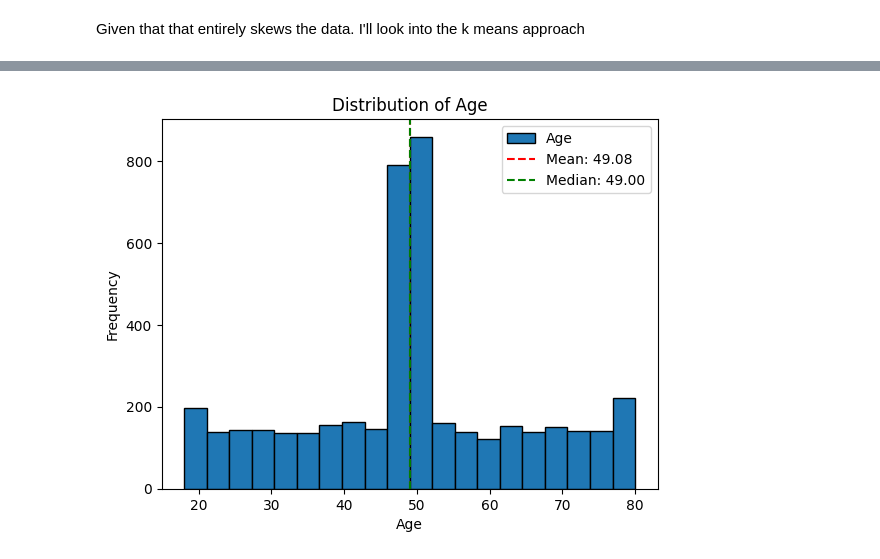
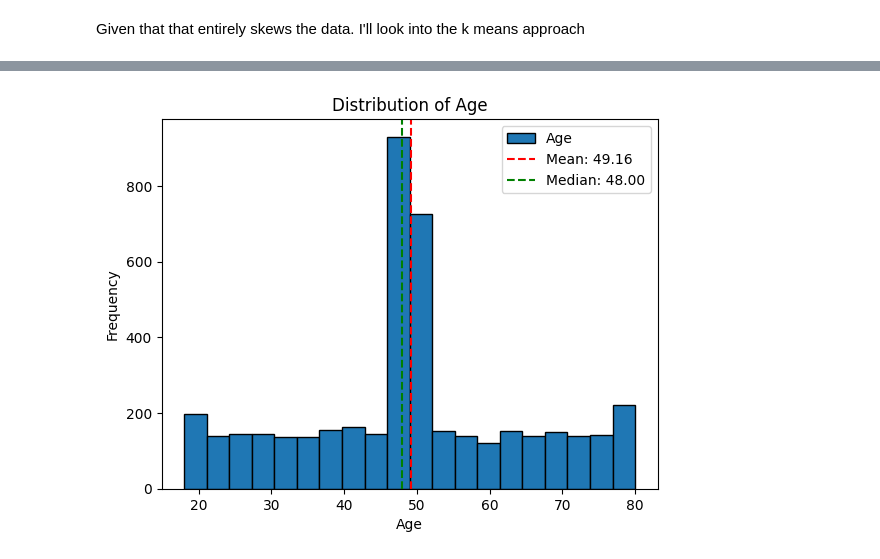
Before and after one commit to HichWaffles/ML-Project, a Jupyter notebook: notebooks/age_impute.ipynb, the cells around one changed output, grey strips where cells are left out. Drawn from its saved outputs; the diff is of its cells as text; code cells hidden in the pictures.

```diff
--- a/notebooks/age_impute.ipynb
+++ b/notebooks/age_impute.ipynb
@@ -13,5 +17,6 @@ from src.preprocessing import preprocess_data
 # %%
 df = pd.read_csv('../data/raw/retail_customers_COMPLETE_CATEGORICAL.csv')
+df = prepare_features(df)
 # %%
 df.keys()
 # %% [output]
@@ -93,5 +100,4 @@ plot_age_distribution(df)
 Given that that entirely skews the data. I'll look into the k means approach
 # %%
 df = pd.read_csv('../data/raw/retail_customers_COMPLETE_CATEGORICAL.csv')
-
-df = preprocess_data(df)
+df = prepare_features(df)
@@ -98,58 +188,37 @@ df = preprocess_data(df)
 # %%
-import pandas as pd
-from sklearn.cluster import KMeans
-from sklearn.preprocessing import StandardScaler
 
-targets = ["Age"]
-numeric_cols = df.select_dtypes(include="number").columns.tolist()
 
-for target in targets:
-    if target not in df.columns or df[target].isna().sum() == 0:
-        continue
+# 2. Scale the data
+# Distance-based algorithms like KNN need scaled data so larger numbers don't dominate
+scaler = StandardScaler()
+df_scaled = pd.DataFrame(
+    scaler.fit_transform(df),
+    columns=df.columns,
+    index=df.index
+)
 
-    feature_cols = [c for c in numeric_cols if c != target]
-    known_mask = df[target].notna()
-    missing_mask = df[target].isna()
+# 3. Apply KNNImputer
+# n_neighbors=5 is a good default, but you can tune this
+print("Imputing missing values using KNNImputer...")
+imputer = KNNImputer(n_neighbors=1)
+df_imputed_scaled = pd.DataFrame(
+    imputer.fit_transform(df_scaled),
+    columns=df.columns,
+    index=df.index
+)
 
-    if not feature_cols:
-        print(f"No numeric features available to impute {target}. Filling with median.")
-        df.loc[missing_mask, target] = df.loc[known_mask, target].median()
-        continue
+# 4. Inverse transform to get back to original unscaled ages
+df_imputed = pd.DataFrame(
+    scaler.inverse_transform(df_imputed_scaled),
+    columns=df.columns,
+    index=df.index
+)
 
-    X_train = df.loc[known_mask, feature_cols].copy()
-    X_missing = df.loc[missing_mask, feature_cols].copy()
+# Update the original dataframe with the imputed Age column
+df['Age'] = df_imputed['Age']
 
-    fill_vals = X_train.median().fillna(0)
-    X_train = X_train.fillna(fill_vals)
-    X_missing = X_missing.fillna(fill_vals)
-
-    scaler = StandardScaler()
-    X_train_scaled = scaler.fit_transform(X_train)
-    X_missing_scaled = scaler.transform(X_missing)
-
-    n_clusters_to_use = min(6, len(X_train))
-
-    kmeans = KMeans(n_clusters=n_clusters_to_use, random_state=42, n_init="auto")
-    train_clusters = kmeans.fit_predict(X_train_scaled)
-    missing_clusters = kmeans.predict(X_missing_scaled)
-
-    cluster_target = (
-        pd.DataFrame(
-            {"cluster": train_clusters, target: df.loc[known_mask, target].values}
-        )
-        .groupby("cluster")[target]
-        .median()
-    )
-
-    fallback = df.loc[known_mask, target].median()
-    imputed_values = [cluster_target.get(c, fallback) for c in missing_clusters]
-    df.loc[missing_mask, target] = imputed_values
-
-print("Missing values after K-means imputation:")
-print(df[targets].isna().sum())
+print("Missing values after KNN imputation:")
+print(df[["Age"]].isna().sum())
 
 plot_age_distribution(df)
-
-print(f"Mean Age: {df['Age'].mean():.2f}")
-print(f"Median Age: {df['Age'].median():.2f}")
 # %% [output]
@@ -157,3 +227,3 @@ Missing values after K-means imputation:
 Age    0
 dtype: int64
-[figure, old version]
+[figure, new version]
```
Also changed, not shown: parts of 8 cells of this notebook, 6 other files.
